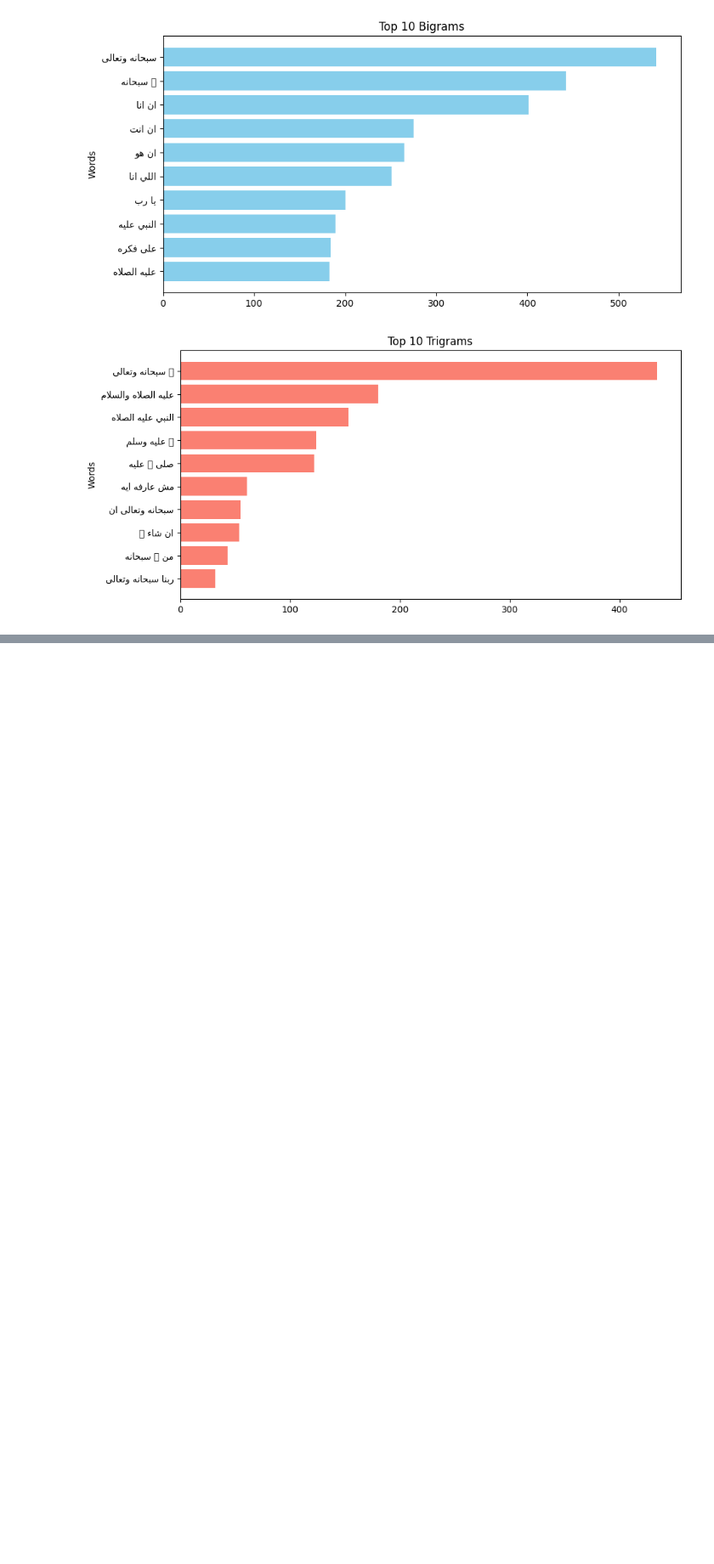
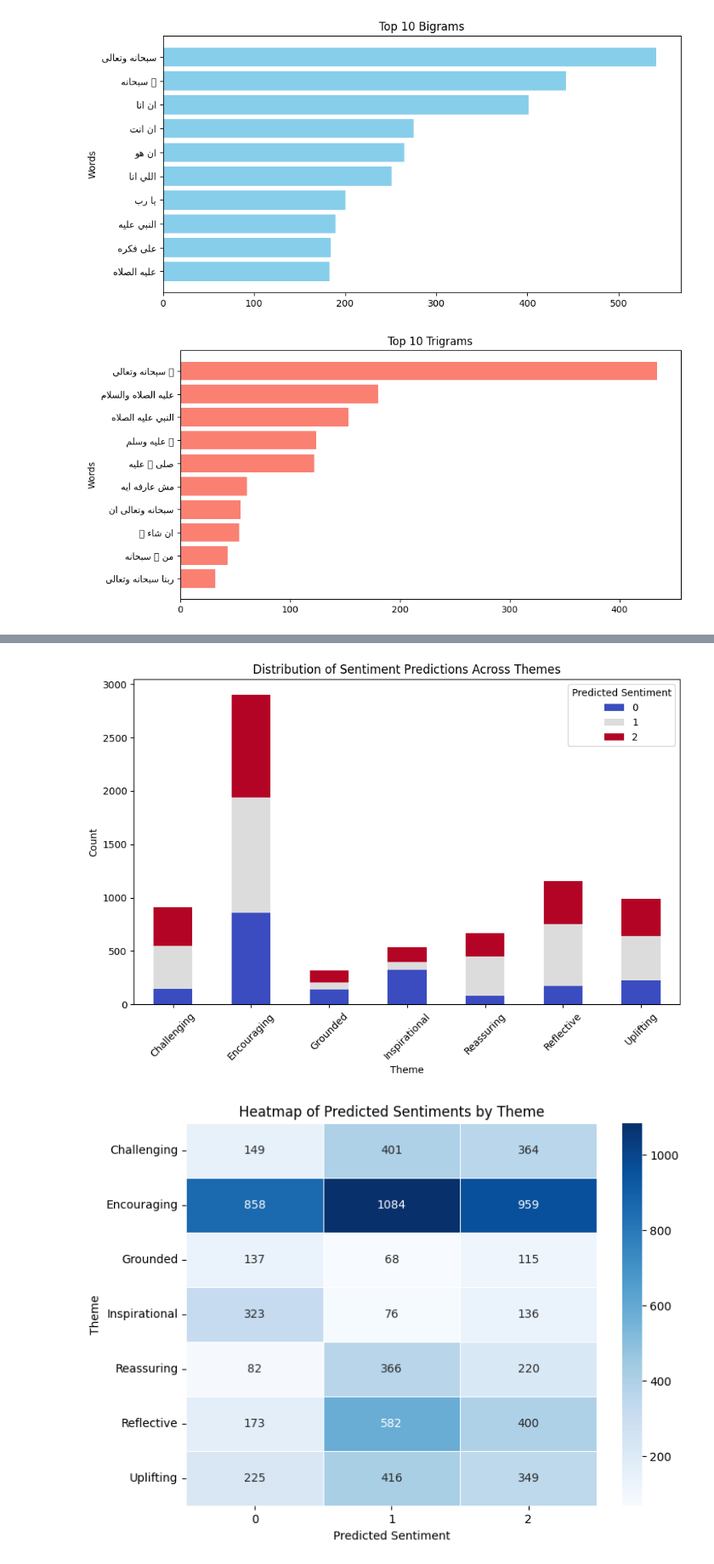
Before and after one commit to SarahEhabGamil/NLP-project, a Jupyter notebook: NLP_Project.ipynb, the cells around one changed output, grey strips where cells are left out. Shown at 85% size. Cells and saved outputs as stored; diff of their text form; code cells hidden in the pictures; blank space fills up the shorter version.

```diff
--- a/NLP_Project.ipynb
+++ b/NLP_Project.ipynb
@@ -461,0 +576,22 @@ plt.show()
+# %%
+from transformers import AutoTokenizer, AutoModelForSequenceClassification
+import torch
+from tqdm import tqdm
+
+tokenizer = AutoTokenizer.from_pretrained("CAMeL-Lab/bert-base-arabic-camelbert-da-sentiment")
+model = AutoModelForSequenceClassification.from_pretrained("CAMeL-Lab/bert-base-arabic-camelbert-da-sentiment")
+
+def predict_sentiment(text):
+    inputs = tokenizer(text, return_tensors="pt", truncation=True, padding=True)
+    with torch.no_grad():
+        outputs = model(**inputs)
+    logits = outputs.logits
+    sentiment = torch.argmax(logits, dim=1).item()
+    return sentiment
+
+df["predicted_sentiment_from_model"] = [
+    predict_sentiment(text) for text in tqdm(df["chunks"], desc="Processing Sentiments")
+]
+
+import ace_tools as tools
+tools.display_dataframe_to_user(name="Predicted Sentiments", dataframe=df[["chunks", "predicted_sentiment_from_model"]])
@@ -461,0 +617,24 @@ plt.show()
+# %%
+import pandas as pd
+import matplotlib.pyplot as plt
+import seaborn as sns
+
+pivot_df = df.groupby(["theme", "predicted_sentiment_from_model"]).size().unstack(fill_value=0)
+
+pivot_df.plot(kind="bar", stacked=True, figsize=(10, 6), colormap="coolwarm")
+plt.xlabel("Theme")
+plt.ylabel("Count")
+plt.title("Distribution of Sentiment Predictions Across Themes")
+plt.legend(title="Predicted Sentiment")
+plt.xticks(rotation=45)
+plt.show()
+
+plt.figure(figsize=(8, 6))
+sns.heatmap(pivot_df, annot=True, fmt="d", cmap="Blues", linewidths=0.5)
+plt.title("Heatmap of Predicted Sentiments by Theme")
+plt.ylabel("Theme")
+plt.xlabel("Predicted Sentiment")
+plt.show()
+# %% [output]
+[figure, added]
+[figure, added]
```
Also changed, not shown: parts of 14 cells of this notebook.
